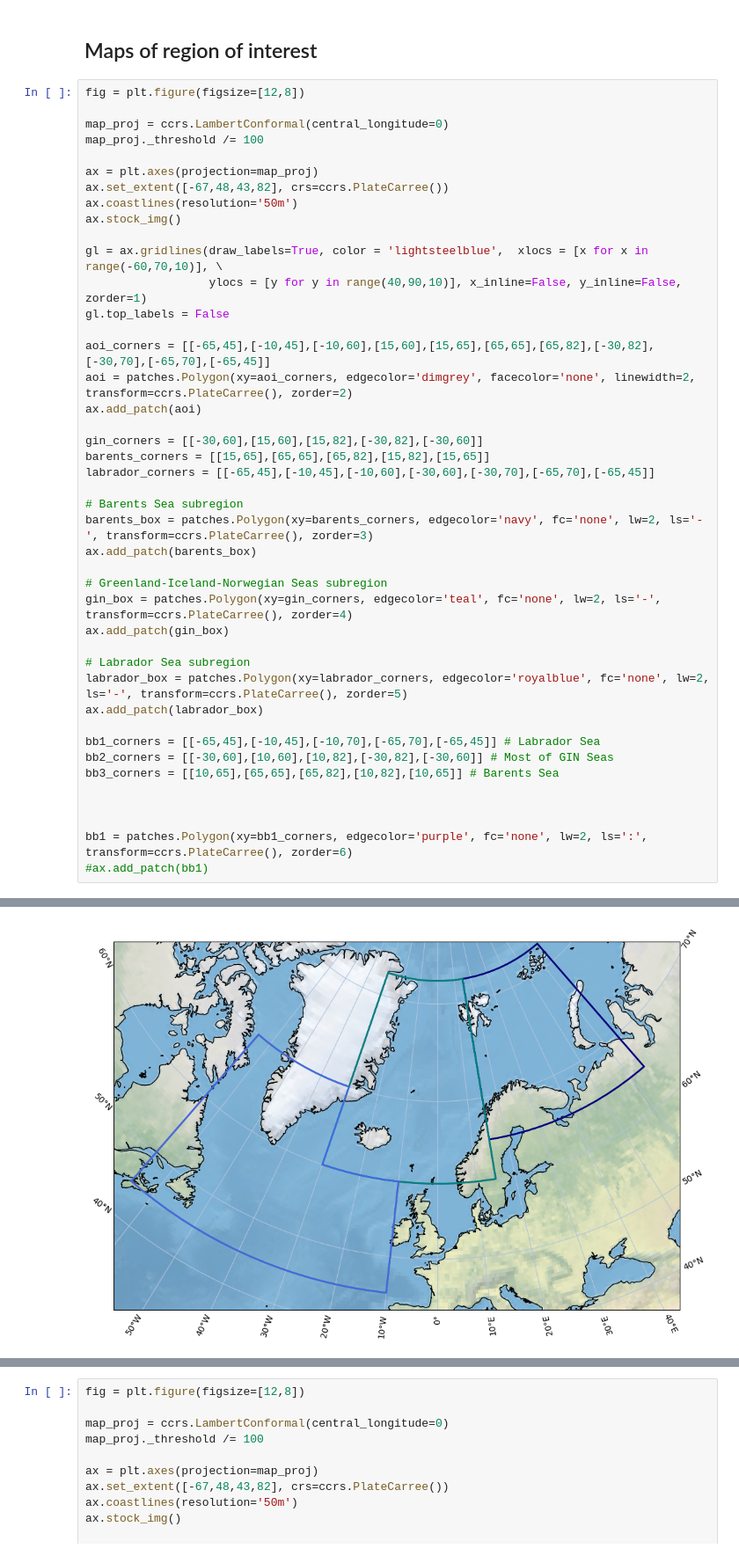
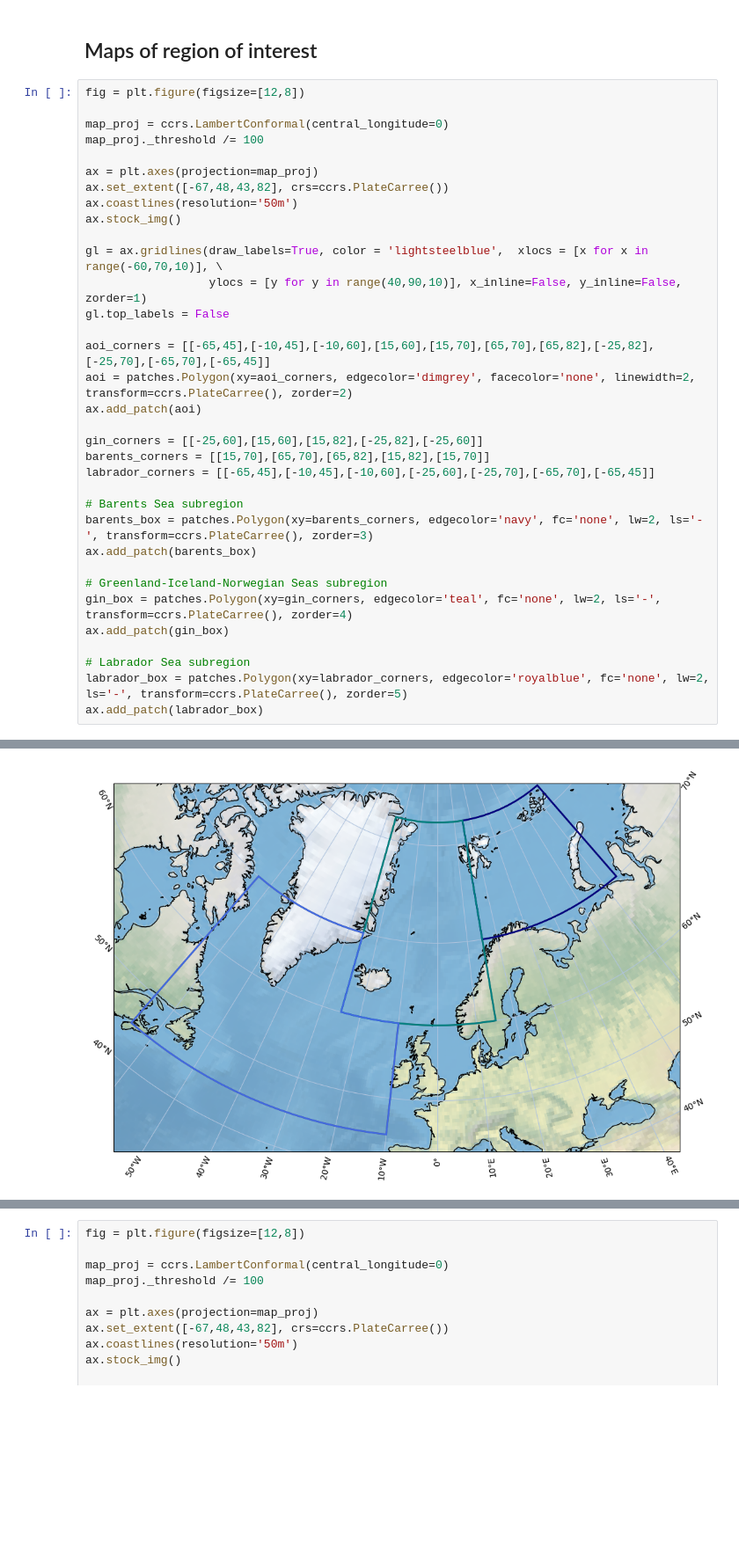
Before and after one commit to flogrows/phd-notebooks, a Jupyter notebook: Maps.ipynb, the cells around one changed output, grey strips where cells are left out. Shown at 88% size. Saved outputs shown, nothing was run; the diff lists cells and outputs as text; blank space fills up the shorter version.

```diff
--- a/Maps.ipynb
+++ b/Maps.ipynb
@@ -20,13 +20,13 @@ gl = ax.gridlines(draw_labels=True, color = 'lightsteelblue',  xlocs = [x for x
                   ylocs = [y for y in range(40,90,10)], x_inline=False, y_inline=False, zorder=1)
 gl.top_labels = False
 
-aoi_corners = [[-65,45],[-10,45],[-10,60],[15,60],[15,65],[65,65],[65,82],[-30,82], [-30,70],[-65,70],[-65,45]]
+aoi_corners = [[-65,45],[-10,45],[-10,60],[15,60],[15,70],[65,70],[65,82],[-25,82], [-25,70],[-65,70],[-65,45]]
 aoi = patches.Polygon(xy=aoi_corners, edgecolor='dimgrey', facecolor='none', linewidth=2, transform=ccrs.PlateCarree(), zorder=2)
 ax.add_patch(aoi)
 
-gin_corners = [[-30,60],[15,60],[15,82],[-30,82],[-30,60]]
-barents_corners = [[15,65],[65,65],[65,82],[15,82],[15,65]]
-labrador_corners = [[-65,45],[-10,45],[-10,60],[-30,60],[-30,70],[-65,70],[-65,45]]
+gin_corners = [[-25,60],[15,60],[15,82],[-25,82],[-25,60]]
+barents_corners = [[15,70],[65,70],[65,82],[15,82],[15,70]]
+labrador_corners = [[-65,45],[-10,45],[-10,60],[-25,60],[-25,70],[-65,70],[-65,45]]
 
 # Barents Sea subregion
 barents_box = patches.Polygon(xy=barents_corners, edgecolor='navy', fc='none', lw=2, ls='-', transform=ccrs.PlateCarree(), zorder=3)
@@ -39,13 +39,4 @@ ax.add_patch(gin_box)
 # Labrador Sea subregion
 labrador_box = patches.Polygon(xy=labrador_corners, edgecolor='royalblue', fc='none', lw=2, ls='-', transform=ccrs.PlateCarree(), zorder=5)
 ax.add_patch(labrador_box)
-
-bb1_corners = [[-65,45],[-10,45],[-10,70],[-65,70],[-65,45]] # Labrador Sea
-bb2_corners = [[-30,60],[10,60],[10,82],[-30,82],[-30,60]] # Most of GIN Seas
-bb3_corners = [[10,65],[65,65],[65,82],[10,82],[10,65]] # Barents Sea
-
-
-
-bb1 = patches.Polygon(xy=bb1_corners, edgecolor='purple', fc='none', lw=2, ls=':', transform=ccrs.PlateCarree(), zorder=6)
-#ax.add_patch(bb1)
 # %% [output]
@@ -52 +44 @@ bb1 = patches.Polygon(xy=bb1_corners, edgecolor='purple', fc='none', lw=2, ls=':
-[figure, old version]
+[figure, new version]
```
Also changed, not shown: parts of 8 cells of this notebook, 1 other file.
